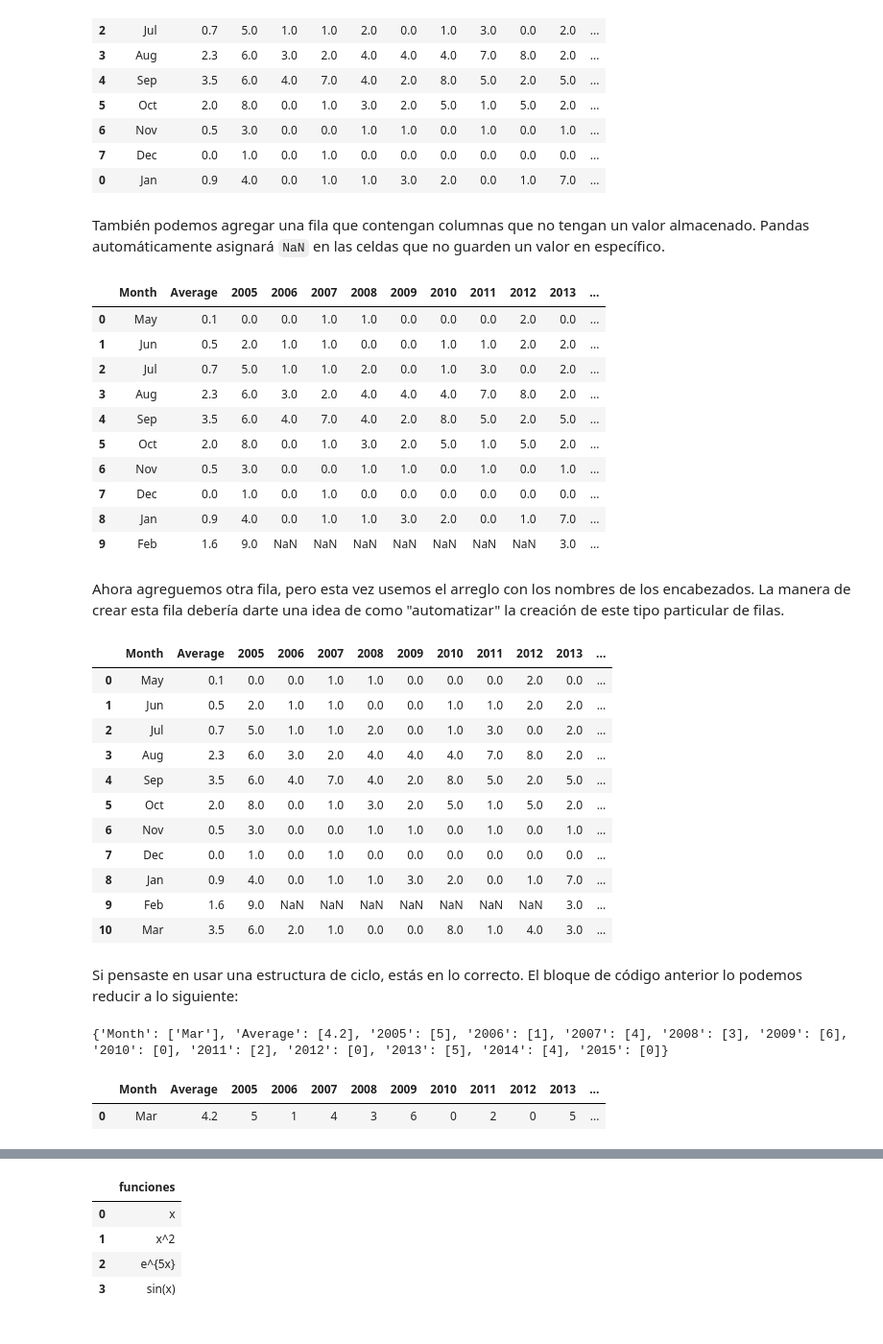
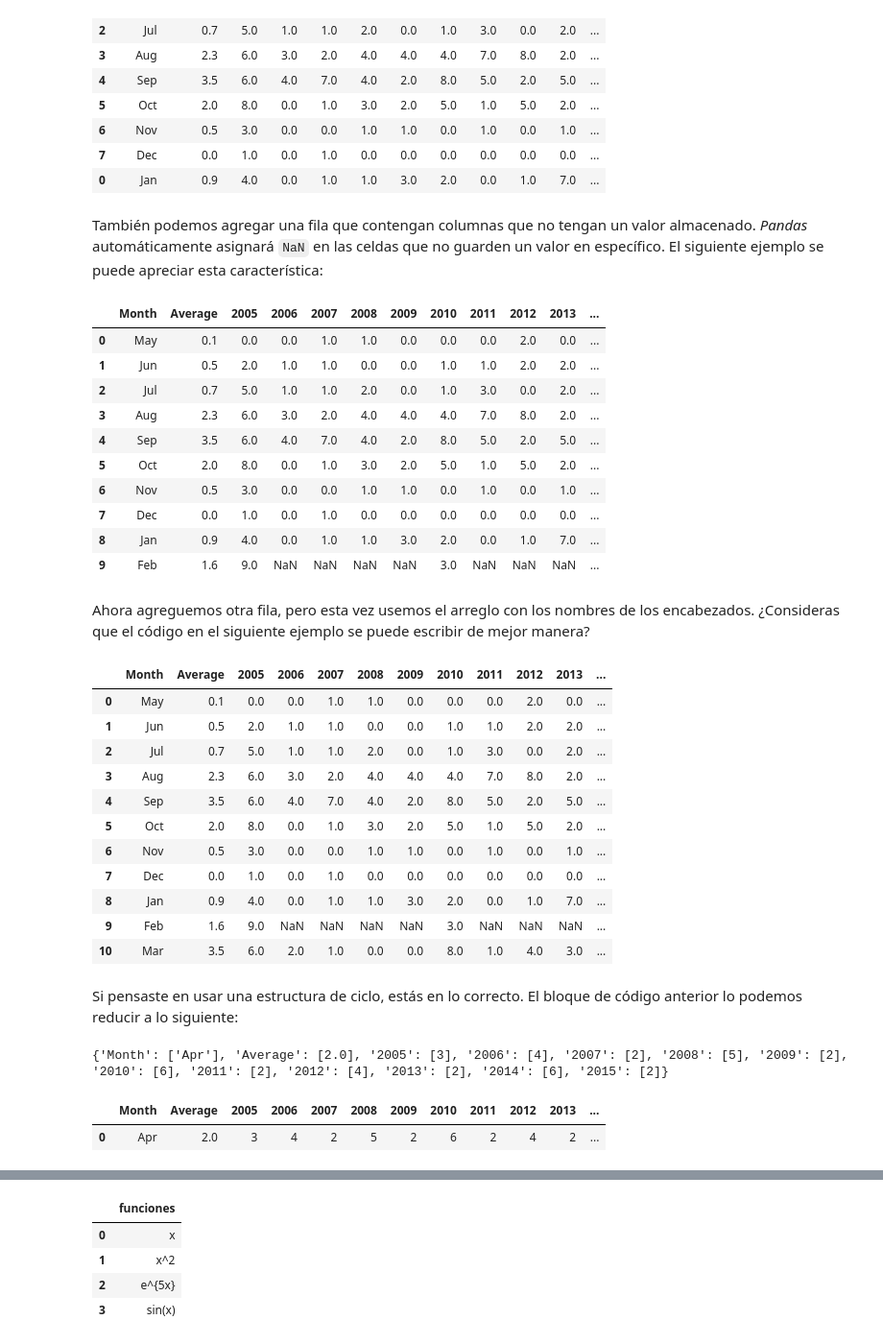
Before and after one commit to Matematicas-Aplicadas-y-Geociencias/Docencia, a Jupyter notebook: programas_en_desarrollo/python_projects/taller_investigacion_ciencias_ambientales/src/taller_expres_pandas.ipynb, the cells around one changed output, grey strips where cells are left out. Shown at 96% size. Saved outputs shown, nothing was run; the diff lists cells and outputs as text; code cells hidden in the pictures.

Commit message:
Punto de control: Se termina taller pandas.

```diff
--- a/programas_en_desarrollo/python_projects/taller_investigacion_ciencias_ambientales/src/taller_expres_pandas.ipynb
+++ b/programas_en_desarrollo/python_projects/taller_investigacion_ciencias_ambientales/src/taller_expres_pandas.ipynb
@@ -106,12 +119,12 @@ tabla2
 | 7 | Dec | 0.0 | 1.0 | 0.0 | 1.0 | 0.0 | 0.0 | 0.0 | 0.0 | 0.0 | 0.0 | ... |
 | 0 | Jan | 0.9 | 4.0 | 0.0 | 1.0 | 1.0 | 3.0 | 2.0 | 0.0 | 1.0 | 7.0 | ... |
 # %% [markdown]
-También podemos agregar una fila que contengan columnas que no tengan un valor almacenado. Pandas automáticamente asignará `NaN` en las celdas que no guarden un valor en específico.
+También podemos agregar una fila que contengan columnas que no tengan un valor almacenado. *Pandas* automáticamente asignará `NaN` en las celdas que no guarden un valor en específico. El siguiente ejemplo se puede apreciar esta característica:
 # %%
 row = {'Month': ['Feb'],
        'Average': [1.6],
        '2005': [9.0],
-       '2013': [3.0],
+       '2010': [3.0],
        '2014': [0.0],
        '2015': [1.0]}
 row = pd.DataFrame(row)
@@ -128,9 +141,9 @@ tabla
 | 6 | Nov | 0.5 | 3.0 | 0.0 | 0.0 | 1.0 | 1.0 | 0.0 | 1.0 | 0.0 | 1.0 | ... |
 | 7 | Dec | 0.0 | 1.0 | 0.0 | 1.0 | 0.0 | 0.0 | 0.0 | 0.0 | 0.0 | 0.0 | ... |
 | 8 | Jan | 0.9 | 4.0 | 0.0 | 1.0 | 1.0 | 3.0 | 2.0 | 0.0 | 1.0 | 7.0 | ... |
-| 9 | Feb | 1.6 | 9.0 | NaN | NaN | NaN | NaN | NaN | NaN | NaN | 3.0 | ... |
+| 9 | Feb | 1.6 | 9.0 | NaN | NaN | NaN | NaN | 3.0 | NaN | NaN | NaN | ... |
 # %% [markdown]
-Ahora agreguemos otra fila, pero esta vez usemos el arreglo con los nombres de los encabezados. La manera de crear esta fila debería darte una idea de como "automatizar" la creación de este tipo particular de filas.
+Ahora agreguemos otra fila, pero esta vez usemos el arreglo con los nombres de los encabezados. ¿Consideras que el código en el siguiente ejemplo se puede escribir de mejor manera?
 # %%
 row = pd.DataFrame({encabezados[0]: ['Mar'],
                     encabezados[1]: [3.5],
@@ -158,19 +171,20 @@ tabla
 | 6 | Nov | 0.5 | 3.0 | 0.0 | 0.0 | 1.0 | 1.0 | 0.0 | 1.0 | 0.0 | 1.0 | ... |
 | 7 | Dec | 0.0 | 1.0 | 0.0 | 1.0 | 0.0 | 0.0 | 0.0 | 0.0 | 0.0 | 0.0 | ... |
 | 8 | Jan | 0.9 | 4.0 | 0.0 | 1.0 | 1.0 | 3.0 | 2.0 | 0.0 | 1.0 | 7.0 | ... |
-| 9 | Feb | 1.6 | 9.0 | NaN | NaN | NaN | NaN | NaN | NaN | NaN | 3.0 | ... |
+| 9 | Feb | 1.6 | 9.0 | NaN | NaN | NaN | NaN | 3.0 | NaN | NaN | NaN | ... |
 | 10 | Mar | 3.5 | 6.0 | 2.0 | 1.0 | 0.0 | 0.0 | 8.0 | 1.0 | 4.0 | 3.0 | ... |
 # %% [markdown]
 Si pensaste en usar una estructura de ciclo, estás en lo correcto. El bloque de código anterior lo podemos reducir a lo siguiente:
 # %%
-data = {encabezados[0]: ['Mar']}
+data = {encabezados[0]: ['Apr']}
+numero_columnas = tabla.shape[1]
 data[encabezados[1]] = [np.round(np.random.uniform(1.0,5.0), 1)]
-for i in range(2,13):
+for i in range(2,numero_columnas):
     data[encabezados[i]] = [np.random.default_rng().integers(0,7)]
 print(data)
 row = pd.DataFrame(data)
 row
 # %% [output]
-{'Month': ['Mar'], 'Average': [4.2], '2005': [5], '2006': [1], '2007': [4], '2008': [3], '2009': [6], '2010': [0], '2011': [2], '2012': [0], '2013': [5], '2014': [4], '2015': [0]}
+{'Month': ['Apr'], 'Average': [2.0], '2005': [3], '2006': [4], '2007': [2], '2008': [5], '2009': [2], '2010': [6], '2011': [2], '2012': [4], '2013': [2], '2014': [6], '2015': [2]}
 |  | Month | Average | 2005 | 2006 | 2007 | 2008 | 2009 | 2010 | 2011 | 2012 | 2013 | ... |
-| 0 | Mar | 4.2 | 5 | 1 | 4 | 3 | 6 | 0 | 2 | 0 | 5 | ... |
+| 0 | Apr | 2.0 | 3 | 4 | 2 | 5 | 2 | 6 | 2 | 4 | 2 | ... |
```
Also changed, not shown: parts of 46 cells of this notebook, 6 other files.
